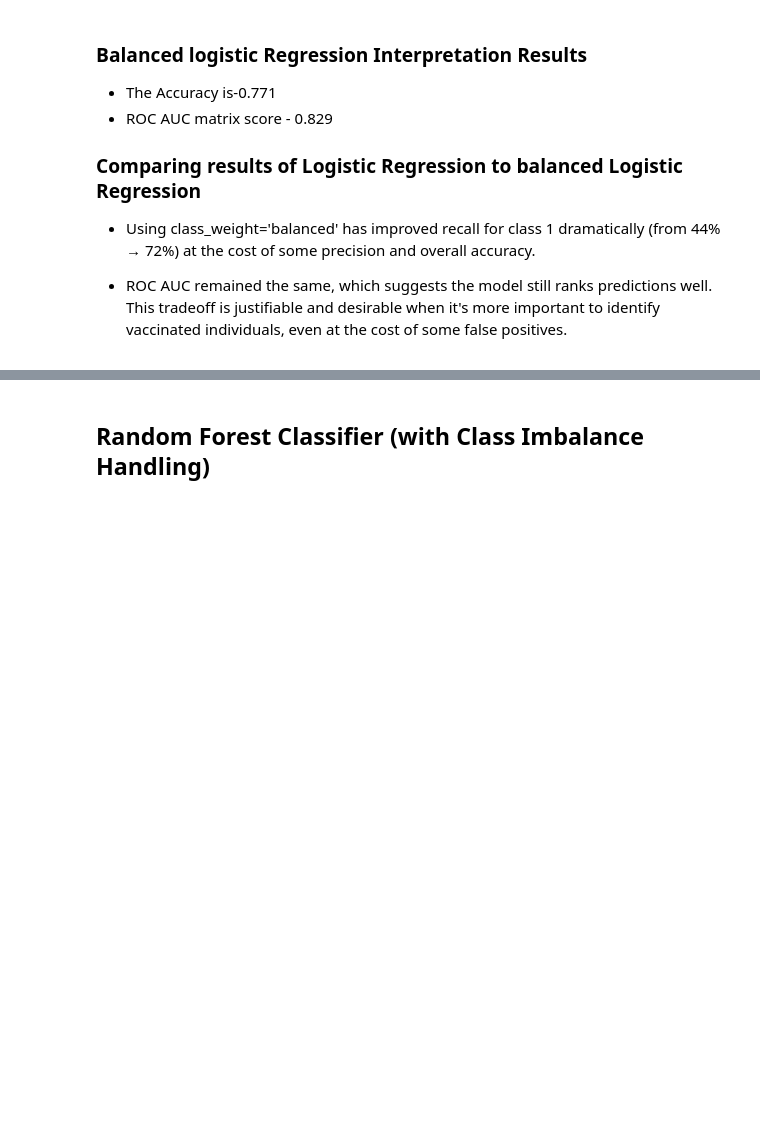
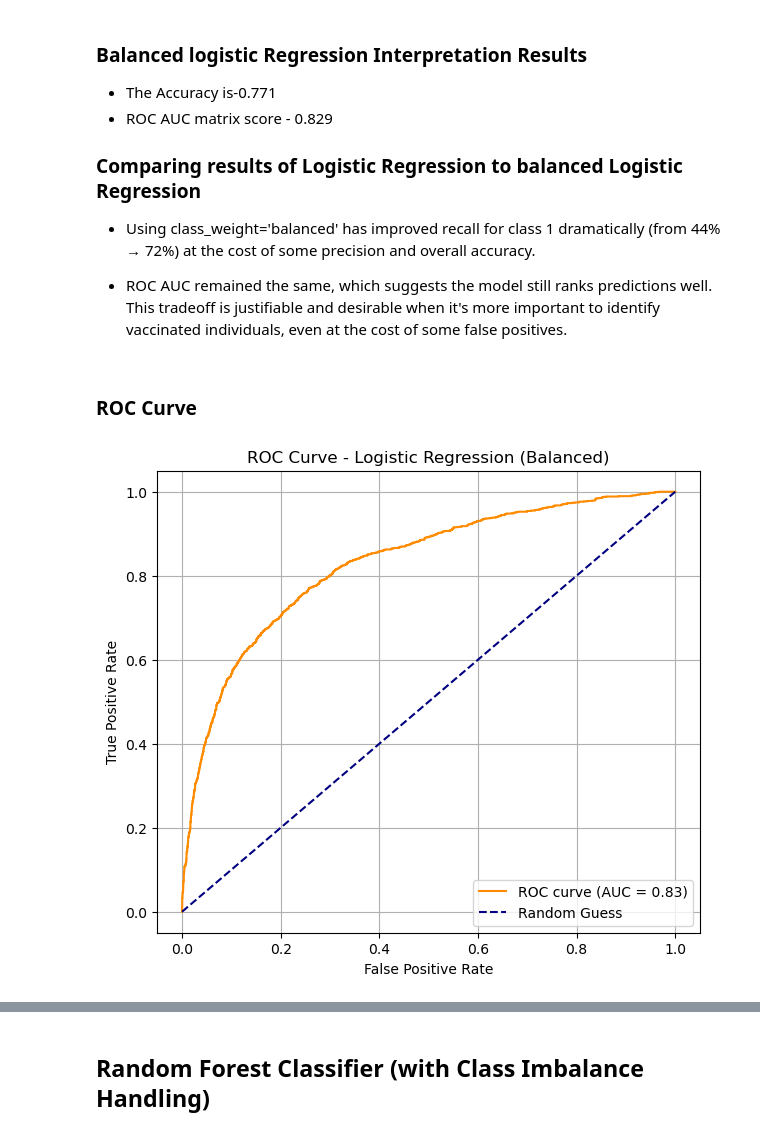
Before and after one commit to Irene-coder-dot/predicting_H1N1_targetvariable, a Jupyter notebook: H1N1_predict.ipynb, the cells around one changed output, grey strips where cells are left out. Cells and saved outputs as stored; diff of their text form; code cells hidden in the pictures; blank space fills up the shorter version.

```diff
--- a/H1N1_predict.ipynb
+++ b/H1N1_predict.ipynb
@@ -384,3 +412,25 @@ weighted avg       0.82      0.77      0.79      5342
 * Using class_weight='balanced' has improved recall for class 1 dramatically (from 44% → 72%) at the cost of some precision and overall accuracy.
 
 * ROC AUC remained the same, which suggests the model still ranks predictions well. This tradeoff is justifiable and desirable when it's more important to identify vaccinated individuals, even at the cost of some false positives.
+# %% [markdown]
+### ROC Curve
+# %%
+# Get predicted probabilities for class 1
+y_proba = lr_balanced.predict_proba(X_val_encoded)[:, 1]
+
+# Calculate ROC curve
+fpr, tpr, thresholds = roc_curve(y_val, y_proba)
+roc_auc = auc(fpr, tpr)
+
+# Plot ROC Curve
+plt.figure(figsize=(7, 6))
+plt.plot(fpr, tpr, color='darkorange', label=f"ROC curve (AUC = {roc_auc:.2f})")
+plt.plot([0, 1], [0, 1], color='navy', linestyle='--', label="Random Guess")
+plt.xlabel("False Positive Rate")
+plt.ylabel("True Positive Rate")
+plt.title("ROC Curve - Logistic Regression (Balanced)")
+plt.legend(loc="lower right")
+plt.grid(True)
+plt.show()
+# %% [output]
+[figure, added]
```
Also changed, not shown: parts of 5 cells of this notebook.
